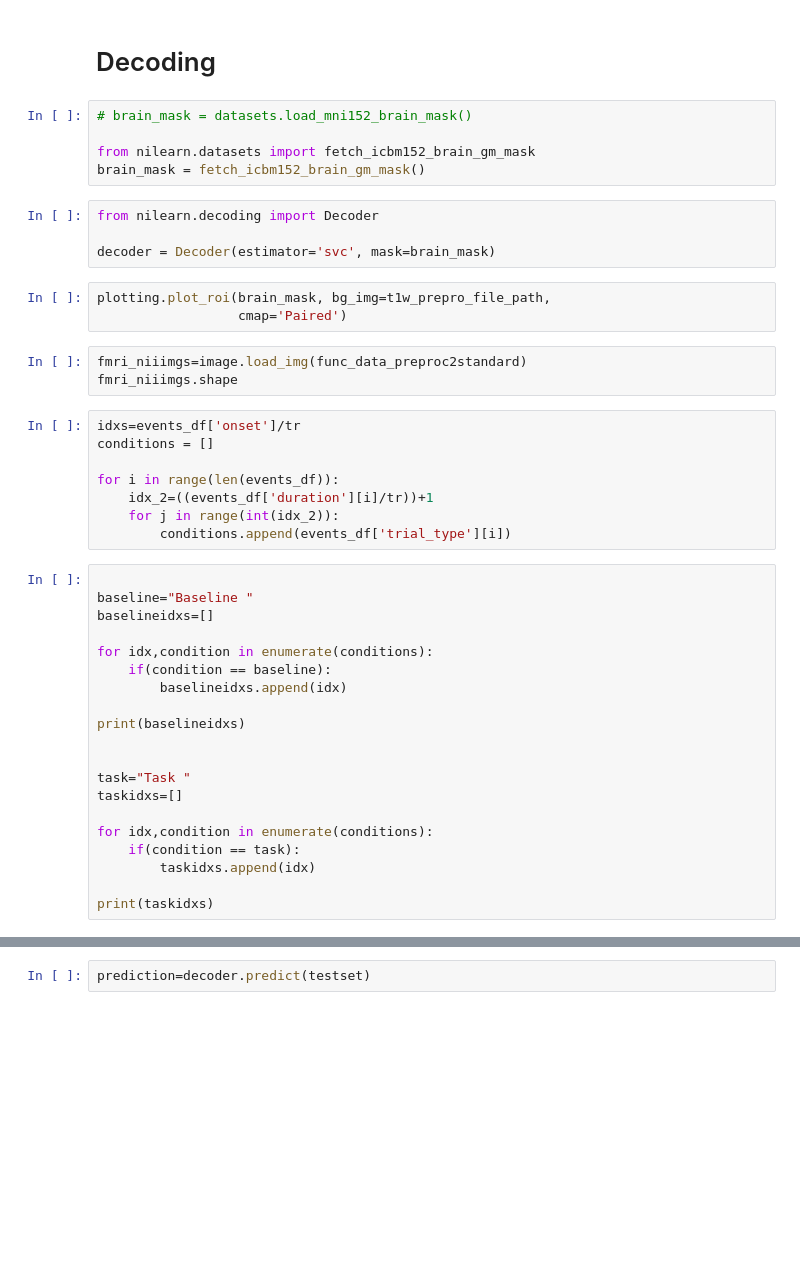
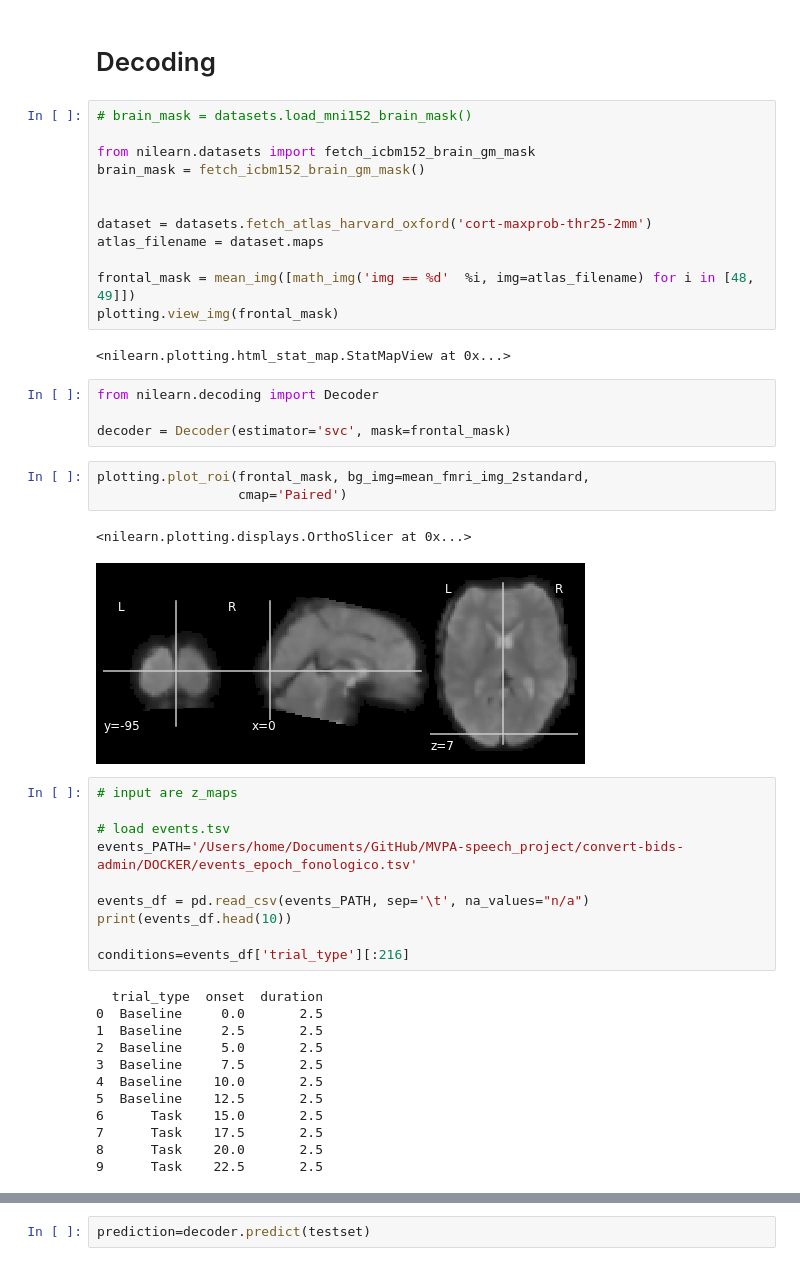
Before and after one commit to brunodireito/MVPA-speech_project, a Jupyter notebook: MVPA-project-admin/project_beta_series.ipynb, the cells around one changed output, grey strips where cells are left out. Saved outputs shown, nothing was run; the diff lists cells and outputs as text; blank space fills up the shorter version.

Commit message:
betaseries with mask

```diff
--- a/MVPA-project-admin/project_beta_series.ipynb
+++ b/MVPA-project-admin/project_beta_series.ipynb
@@ -186,41 +188,44 @@ plotting.show()
 
 from nilearn.datasets import fetch_icbm152_brain_gm_mask
 brain_mask = fetch_icbm152_brain_gm_mask()
+
+
+dataset = datasets.fetch_atlas_harvard_oxford('cort-maxprob-thr25-2mm')
+atlas_filename = dataset.maps
+
+frontal_mask = mean_img([math_img('img == %d'  %i, img=atlas_filename) for i in [48, 49]])
+plotting.view_img(frontal_mask)
+# %% [output]
+<nilearn.plotting.html_stat_map.StatMapView at 0x...>
 # %%
 from nilearn.decoding import Decoder
 
-decoder = Decoder(estimator='svc', mask=brain_mask)
+decoder = Decoder(estimator='svc', mask=frontal_mask)
 # %%
-plotting.plot_roi(brain_mask, bg_img=t1w_prepro_file_path,
+plotting.plot_roi(frontal_mask, bg_img=mean_fmri_img_2standard,
                   cmap='Paired')
+# %% [output]
+<nilearn.plotting.displays.OrthoSlicer at 0x...>
+[figure, added]
-# %%
-fmri_niiimgs=image.load_img(func_data_preproc2standard)
-fmri_niiimgs.shape
-# %%
-idxs=events_df['onset']/tr
-conditions = []
-
-for i in range(len(events_df)):
-    idx_2=((events_df['duration'][i]/tr))+1
-    for j in range(int(idx_2)):
-        conditions.append(events_df['trial_type'][i])
-# %%
-
-baseline="Baseline "
-baselineidxs=[]
-
-for idx,condition in enumerate(conditions):
-    if(condition == baseline):
-        baselineidxs.append(idx)
-
-print(baselineidxs)
-
-
-task="Task "
-taskidxs=[]
-
-for idx,condition in enumerate(conditions):
-    if(condition == task):
-        taskidxs.append(idx)
-
-print(taskidxs)
+# %%
+# input are z_maps
+
+# load events.tsv
+events_PATH='/Users/home/Documents/GitHub/MVPA-speech_project/convert-bids-admin/DOCKER/events_epoch_fonologico.tsv'
+
+events_df = pd.read_csv(events_PATH, sep='\t', na_values="n/a")
+print(events_df.head(10))
+
+conditions=events_df['trial_type'][:216]
+# %% [output]
+  trial_type  onset  duration
+0  Baseline     0.0       2.5
+1  Baseline     2.5       2.5
+2  Baseline     5.0       2.5
+3  Baseline     7.5       2.5
+4  Baseline    10.0       2.5
+5  Baseline    12.5       2.5
+6      Task    15.0       2.5
+7      Task    17.5       2.5
+8      Task    20.0       2.5
+9      Task    22.5       2.5
```
Also changed, not shown: parts of 12 cells of this notebook, 2 other files.
